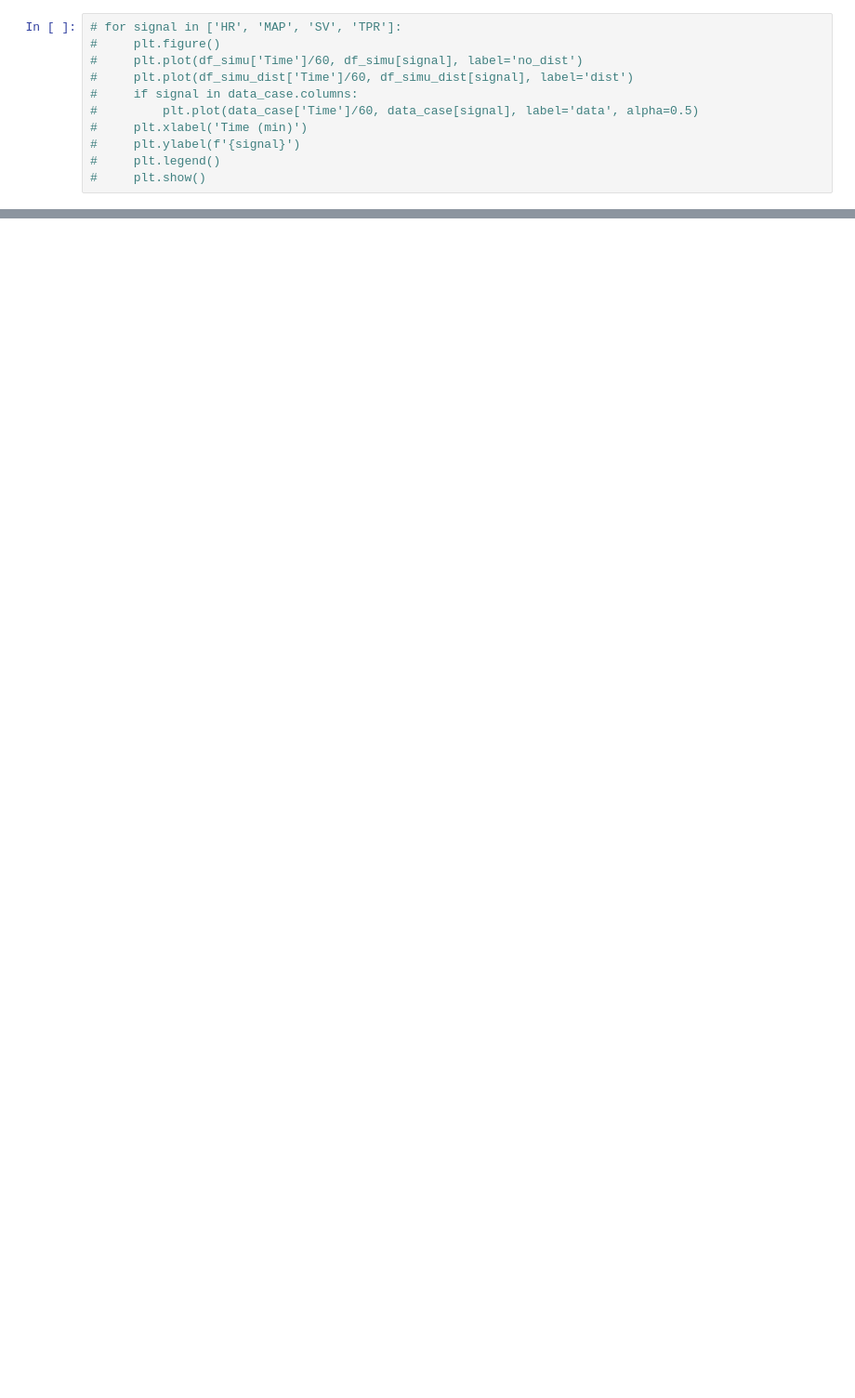
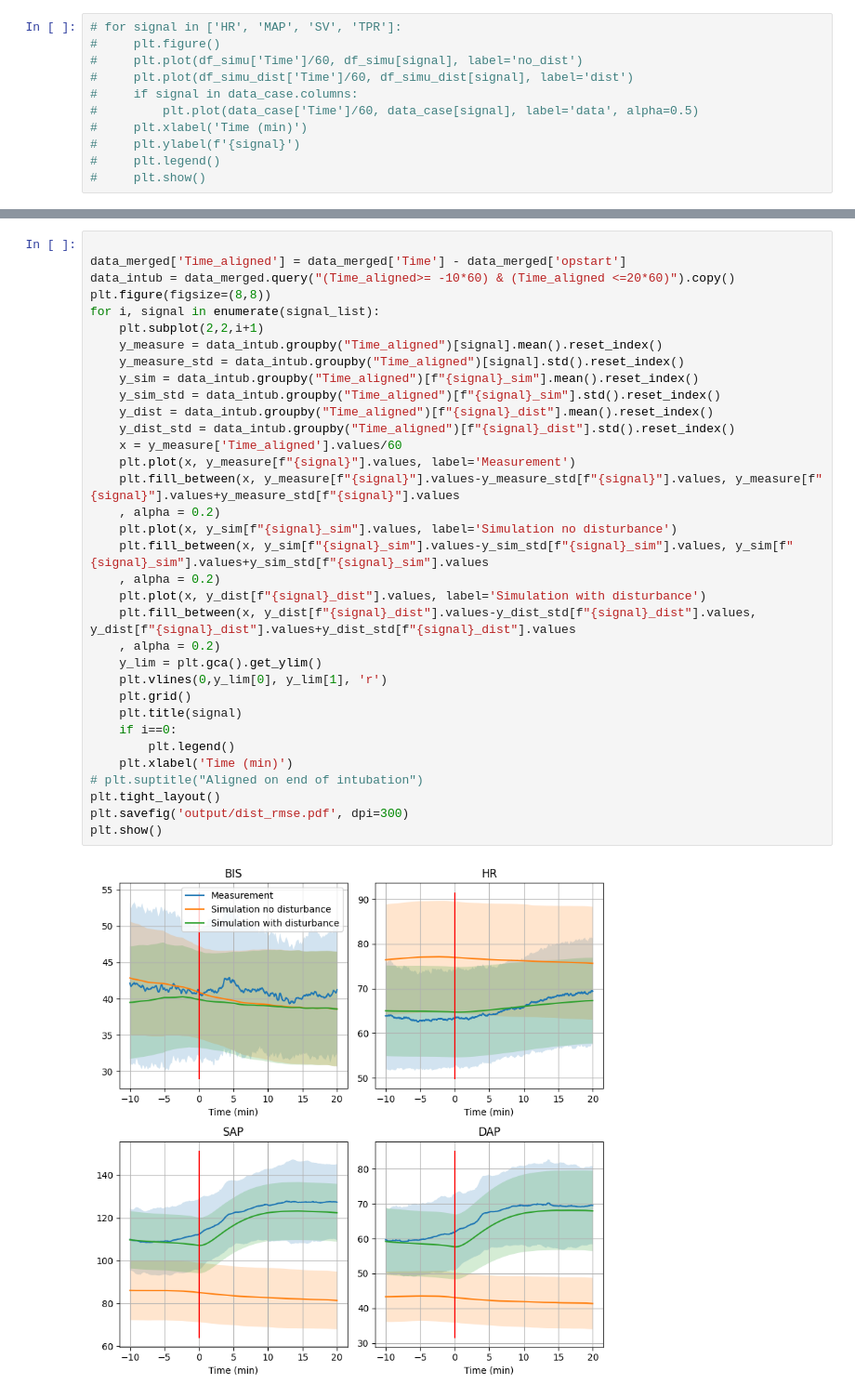
Before and after one commit to AnesthesiaSimulation/stimuli_effect_identification, a Jupyter notebook: scripts/disturbance_vdb.ipynb, the cells around one changed output, grey strips where cells are left out. Shown at 93% size. Saved outputs shown, nothing was run; the diff lists cells and outputs as text; blank space fills up the shorter version.

```diff
--- a/scripts/disturbance_vdb.ipynb
+++ b/scripts/disturbance_vdb.ipynb
@@ -196,0 +219,36 @@ Name: caseid, Length: 599971, dtype: int64
+# %%
+
+data_merged['Time_aligned'] = data_merged['Time'] - data_merged['opstart']
+data_intub = data_merged.query("(Time_aligned>= -10*60) & (Time_aligned <=20*60)").copy()
+plt.figure(figsize=(8,8))
+for i, signal in enumerate(signal_list):
+    plt.subplot(2,2,i+1)
+    y_measure = data_intub.groupby("Time_aligned")[signal].mean().reset_index()
+    y_measure_std = data_intub.groupby("Time_aligned")[signal].std().reset_index()
+    y_sim = data_intub.groupby("Time_aligned")[f"{signal}_sim"].mean().reset_index()
+    y_sim_std = data_intub.groupby("Time_aligned")[f"{signal}_sim"].std().reset_index()
+    y_dist = data_intub.groupby("Time_aligned")[f"{signal}_dist"].mean().reset_index()
+    y_dist_std = data_intub.groupby("Time_aligned")[f"{signal}_dist"].std().reset_index()
+    x = y_measure['Time_aligned'].values/60
+    plt.plot(x, y_measure[f"{signal}"].values, label='Measurement')
+    plt.fill_between(x, y_measure[f"{signal}"].values-y_measure_std[f"{signal}"].values, y_measure[f"{signal}"].values+y_measure_std[f"{signal}"].values
+    , alpha = 0.2)
+    plt.plot(x, y_sim[f"{signal}_sim"].values, label='Simulation no disturbance')
+    plt.fill_between(x, y_sim[f"{signal}_sim"].values-y_sim_std[f"{signal}_sim"].values, y_sim[f"{signal}_sim"].values+y_sim_std[f"{signal}_sim"].values
+    , alpha = 0.2)
+    plt.plot(x, y_dist[f"{signal}_dist"].values, label='Simulation with disturbance')
+    plt.fill_between(x, y_dist[f"{signal}_dist"].values-y_dist_std[f"{signal}_dist"].values, y_dist[f"{signal}_dist"].values+y_dist_std[f"{signal}_dist"].values
+    , alpha = 0.2)
+    y_lim = plt.gca().get_ylim()
+    plt.vlines(0,y_lim[0], y_lim[1], 'r')
+    plt.grid()
+    plt.title(signal)
+    if i==0:
+        plt.legend()
+    plt.xlabel('Time (min)')
+# plt.suptitle("Aligned on end of intubation")
+plt.tight_layout()
+plt.savefig('output/dist_rmse.pdf', dpi=300)
+plt.show()
+# %% [output]
+[figure, added]
```
Also changed, not shown: parts of 16 cells of this notebook, 5 other files.
